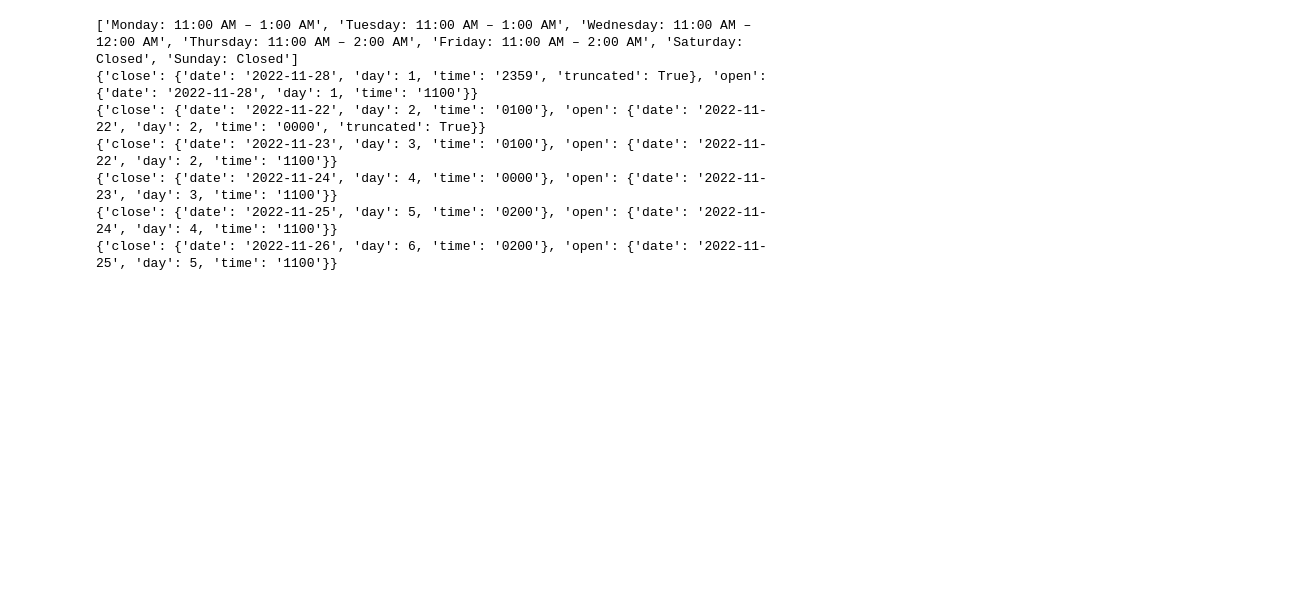
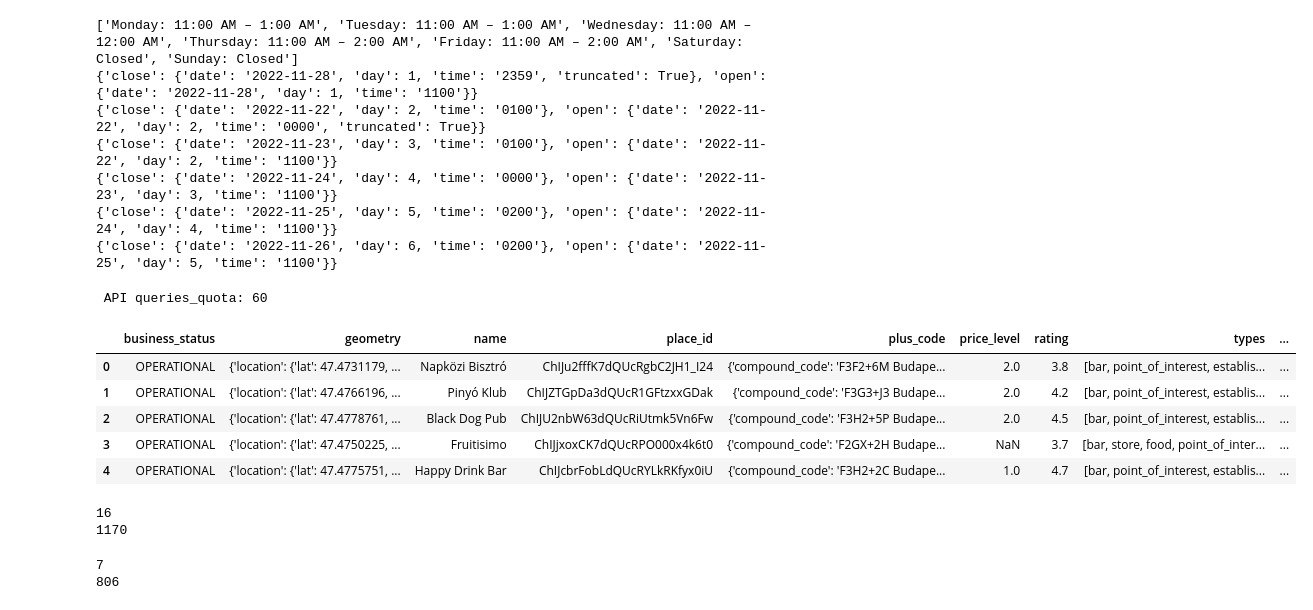
Before and after one commit to OnionKiller/BigDataAssignment-2022, a Jupyter notebook: places-getter.ipynb, the cells around one changed output. Drawn from its saved outputs; the diff is of its cells as text; code cells hidden in the pictures; blank space fills up the shorter version.

Commit message:
doc: add places api interface examples

```diff
--- a/places-getter.ipynb
+++ b/places-getter.ipynb
@@ -80,3 +81,31 @@ for opclotimer in place_result['result']['current_opening_hours']['periods']:
 {'close': {'date': '2022-11-24', 'day': 4, 'time': '0000'}, 'open': {'date': '2022-11-23', 'day': 3, 'time': '1100'}}
 {'close': {'date': '2022-11-25', 'day': 5, 'time': '0200'}, 'open': {'date': '2022-11-24', 'day': 4, 'time': '1100'}}
 {'close': {'date': '2022-11-26', 'day': 6, 'time': '0200'}, 'open': {'date': '2022-11-25', 'day': 5, 'time': '1100'}}
+# %%
+import src.Places as plc
+from importlib import reload
+import pandas as pd
+
+reload(plc)
+df = pd.DataFrame({'stop_lat':[47.47254804521419,47.47254804521419],'stop_lon':[19.059588492595783,19.059588492595783],'radius':[300,2000]})
+
+client = plc.Places()
+# %% [output]
+ API queries_quota: 60
+# %%
+res = client.get_bars_batch(df)
+# %%
+res.head()
+# %% [output]
+|  | business_status | geometry | name | place_id | plus_code | price_level | rating | types | ... |
+| 0 | OPERATIONAL | {'location': {'lat': 47.4731179, ... | Napközi Bisztró | ChIJu2fffK7dQUcRgbC2JH1_I24 | {'compound_code': 'F3F2+6M Budape... | 2.0 | 3.8 | [bar, point_of_interest, establis... | ... |
+| 1 | OPERATIONAL | {'location': {'lat': 47.4766196, ... | Pinyó Klub | ChIJZTGpDa3dQUcR1GFtzxxGDak | {'compound_code': 'F3G3+J3 Budape... | 2.0 | 4.2 | [bar, point_of_interest, establis... | ... |
+| 2 | OPERATIONAL | {'location': {'lat': 47.4778761, ... | Black Dog Pub | ChIJU2nbW63dQUcRiUtmk5Vn6Fw | {'compound_code': 'F3H2+5P Budape... | 2.0 | 4.5 | [bar, point_of_interest, establis... | ... |
+| 3 | OPERATIONAL | {'location': {'lat': 47.4750225, ... | Fruitisimo | ChIJjxoxCK7dQUcRPO000x4k6t0 | {'compound_code': 'F2GX+2H Budape... | NaN | 3.7 | [bar, store, food, point_of_inter... | ... |
+| 4 | OPERATIONAL | {'location': {'lat': 47.4775751, ... | Happy Drink Bar | ChIJcbrFobLdQUcRYLkRKfyx0iU | {'compound_code': 'F3H2+2C Budape... | 1.0 | 4.7 | [bar, point_of_interest, establis... | ... |
+# %%
+print(res['permanently_closed'].count())
+print(res.size)
+# %% [output]
+16
+1170
@@ -82,0 +114,6 @@ for opclotimer in place_result['result']['current_opening_hours']['periods']:
+# %%
+print(res2['permanently_closed'].count())
+print(res2.size)
+# %% [output]
+7
+806
```
Also changed, not shown: parts of 2 cells of this notebook.
